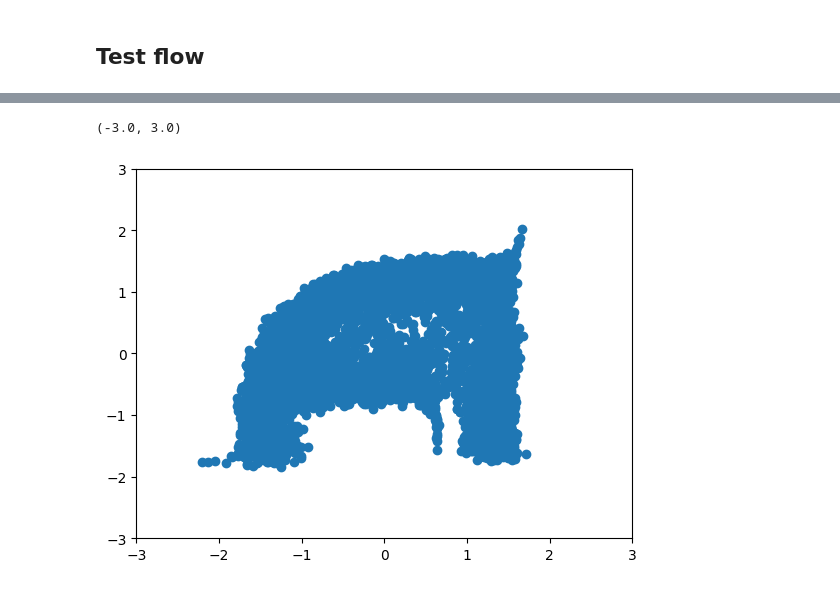
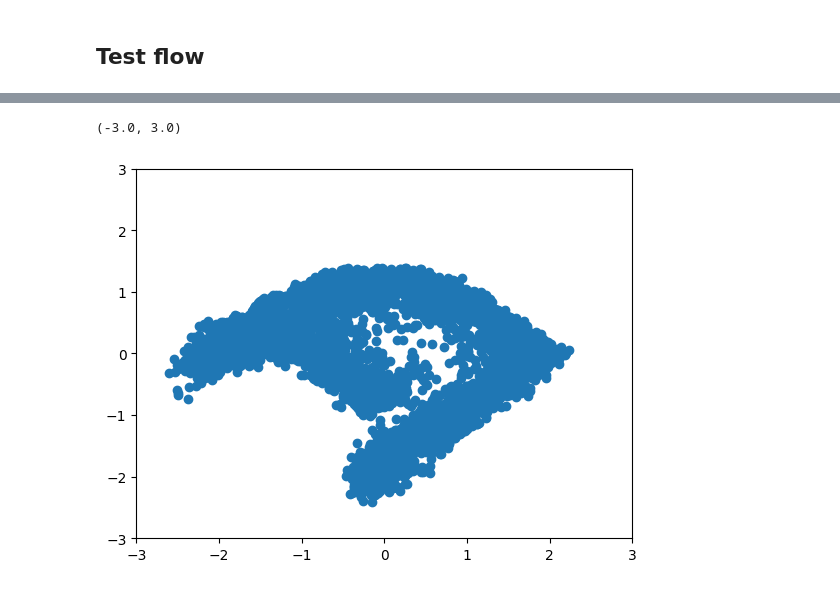
Before and after one commit to smsharma/jax-conditional-flows, a Jupyter notebook: notebooks/sandbox.ipynb, the cells around one changed output, grey strips where cells are left out. Drawn from its saved outputs; the diff is of its cells as text; code cells hidden in the pictures.

Commit message:
Example with conditioning on rotation angle working!

```diff
--- a/notebooks/sandbox.ipynb
+++ b/notebooks/sandbox.ipynb
@@ -30,7 +30,7 @@ class MaskedAutoregressiveFlow(nn.Module):
     n_dim: int
     n_context: int = 0
     n_transforms: int = 4
-    hidden_dims: List[int] = dataclasses.field(default_factory=lambda: [128, 128])
+    hidden_dims: List[int] = dataclasses.field(default_factory=lambda: [32, 32])
     activation: str = "relu"
     unroll_loop: bool = False
     use_random_permutations: bool = True
@@ -111,0 +113,7 @@ plt.scatter(*selections.T)
+# %%
+def rotate_points(points, angle):
+    """Rotate points by angle around origin.
+    """
+    angle = np.deg2rad(angle)
+    rot_matrix = np.array([[np.cos(angle), -np.sin(angle)], [np.sin(angle), np.cos(angle)]])
+    return np.dot(points, rot_matrix)
@@ -112,9 +125,9 @@ plt.scatter(*selections.T)
 # %%
 n_dim = 2
-model = MaskedAutoregressiveFlow(n_dim=n_dim, n_context=20, n_transforms=8, activation="relu", unroll_loop=True, use_random_permutations=False)
+model = MaskedAutoregressiveFlow(n_dim=n_dim, n_context=1, n_transforms=12, activation="relu", unroll_loop=True, use_random_permutations=False)
 
 key = jax.random.PRNGKey(0)
 x = jax.random.uniform(key=key, shape=(8, n_dim))
-z = jax.random.uniform(key=key, shape=(8, 20))
+z = jax.random.uniform(key=key, shape=(8, 1))
 params = model.init(key, x, z)
 # %%
@@ -138,21 +151,25 @@ def update(params, opt_state, batch):
 # %%
 from tqdm import tqdm
 
-batch_size = 64
-n_steps = 20000
+batch_size = 128
+n_steps = 50000
 
 for step in tqdm(range(n_steps)):
-    batch = jnp.array(selections)[np.random.choice(np.arange(len(selections)), size=batch_size, replace=False)], jnp.ones((batch_size, 20))
+    x = selections[np.random.choice(np.arange(len(selections)), size=batch_size, replace=False)]
+    rot = np.random.uniform(low=0., high=np.pi)
+    x = rotate_points(x, np.rad2deg(rot))
+    z = rot * jnp.ones((batch_size, 1))
+    batch = x , z
     params, opt_state = update(params, opt_state, batch)
 # %%
 def eval_model(model):
-    samples = model.sample(num_samples=5000, rng=key, z=jnp.ones((5000, 20)))
+    samples = model.sample(num_samples=5000, rng=key, z=np.deg2rad(45.) * jnp.ones((5000, 1)))
     return samples
 
 samples = nn.apply(eval_model, model)(params)
 plt.scatter(*samples.T)
 plt.xlim(-3, 3)
 plt.ylim(-3, 3)
 # %% [output]
 (-3.0, 3.0)
-[figure, old version]
+[figure, new version]
```
Also changed, not shown: parts of 5 cells of this notebook.
